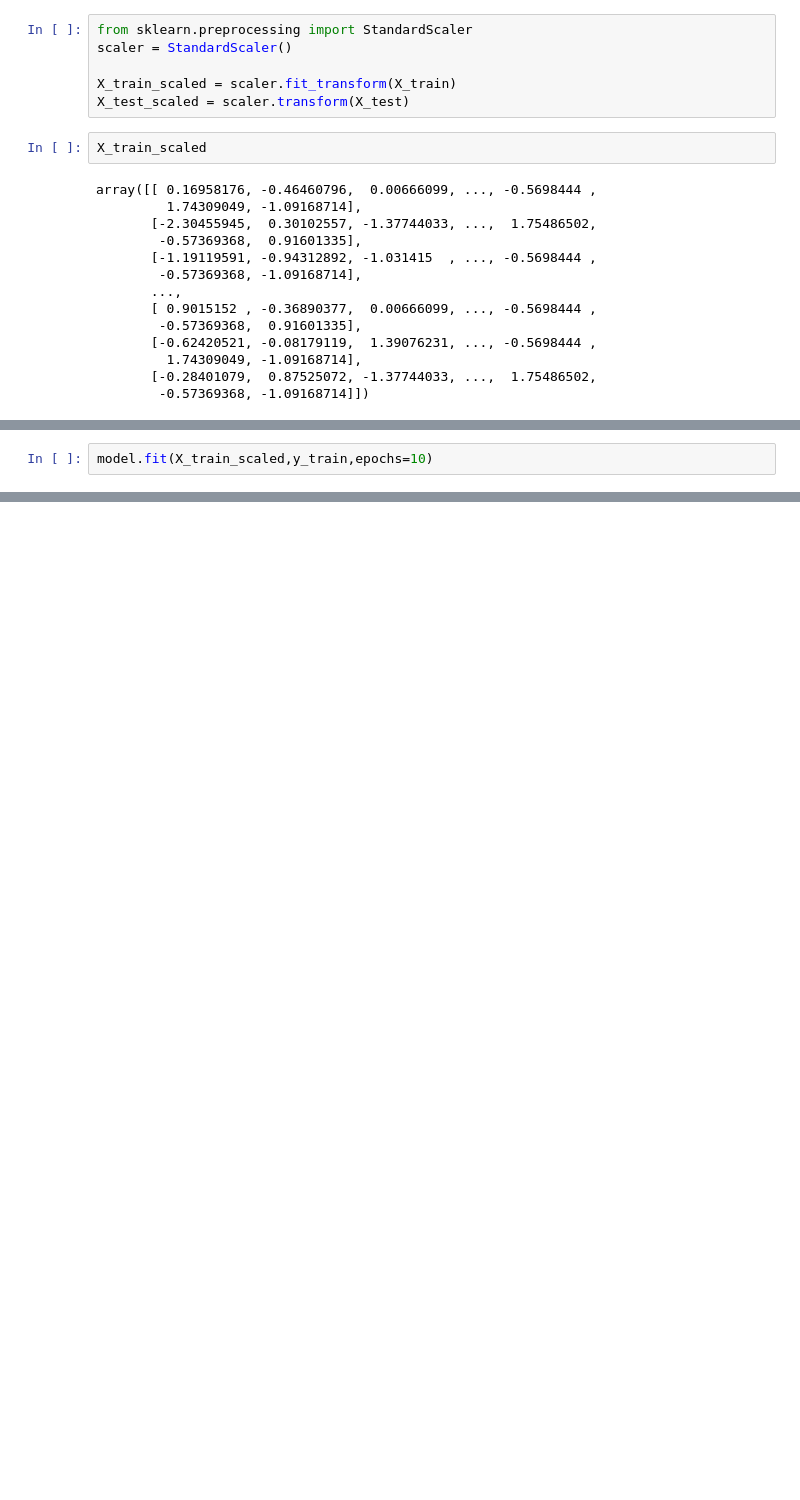
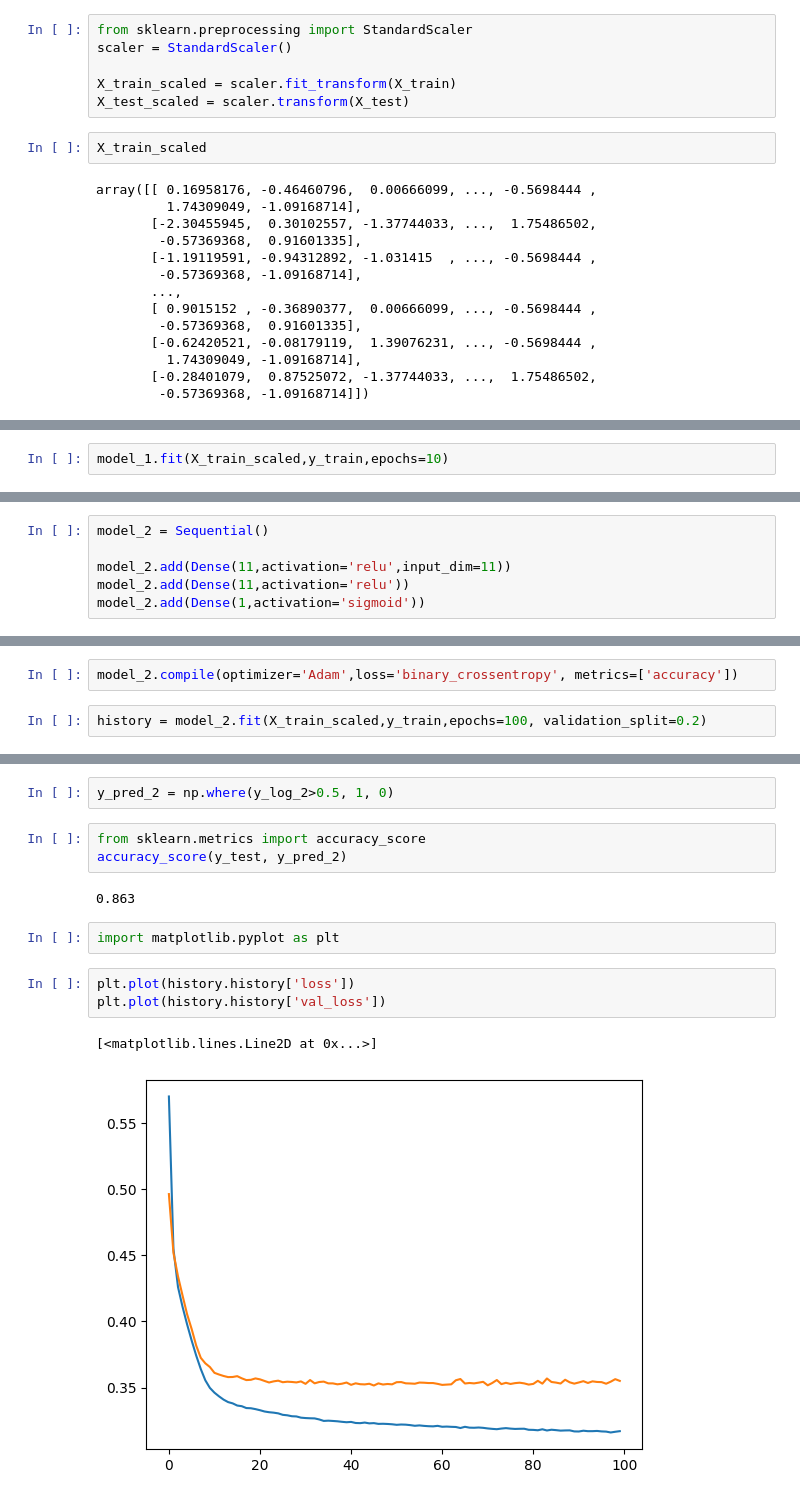
Before and after one commit to pushpakantshinde/Deep_Learning_Practice, a Jupyter notebook: Customer_Churn_Modelling.ipynb, the cells around one changed output, grey strips where cells are left out. Drawn from its saved outputs; the diff is of its cells as text; blank space fills up the shorter version.

```diff
--- a/Customer_Churn_Modelling.ipynb
+++ b/Customer_Churn_Modelling.ipynb
@@ -151,4 +150,4 @@ WARNING:tensorflow:From C:\Users\pushp\anaconda3\Lib\site-packages\keras\src\opt
 # %%
-model.fit(X_train_scaled,y_train,epochs=10)
+model_1.fit(X_train_scaled,y_train,epochs=10)
 # %% [output]
 Epoch 1/10
@@ -207,0 +217,6 @@ array([[0.26689407],
+# %%
+model_2 = Sequential()
+
+model_2.add(Dense(11,activation='relu',input_dim=11))
+model_2.add(Dense(11,activation='relu'))
+model_2.add(Dense(1,activation='sigmoid'))
@@ -207,0 +241,4 @@ array([[0.26689407],
+# %%
+model_2.compile(optimizer='Adam',loss='binary_crossentropy', metrics=['accuracy'])
+# %%
+history = model_2.fit(X_train_scaled,y_train,epochs=100, validation_split=0.2)
@@ -207,0 +352,15 @@ array([[0.26689407],
+# %%
+y_pred_2 = np.where(y_log_2>0.5, 1, 0)
+# %%
+from sklearn.metrics import accuracy_score
+accuracy_score(y_test, y_pred_2)
+# %% [output]
+0.863
+# %%
+import matplotlib.pyplot as plt
+# %%
+plt.plot(history.history['loss'])
+plt.plot(history.history['val_loss'])
+# %% [output]
+[<matplotlib.lines.Line2D at 0x...>]
+[figure, added]
```
Also changed, not shown: parts of 28 cells of this notebook.
